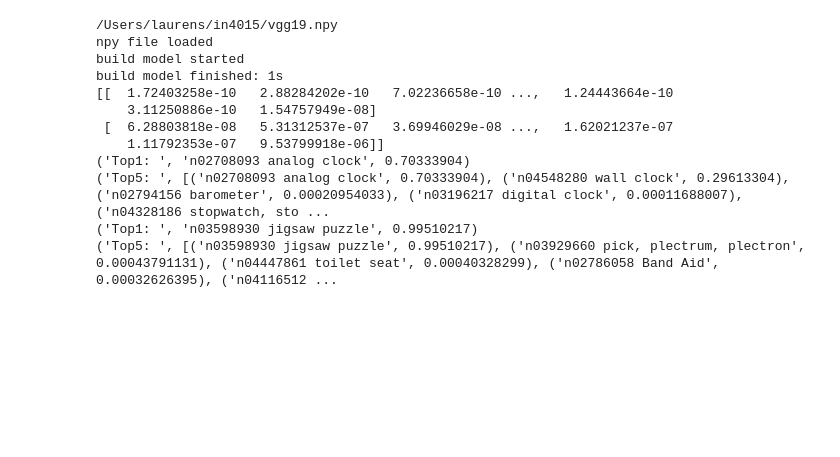
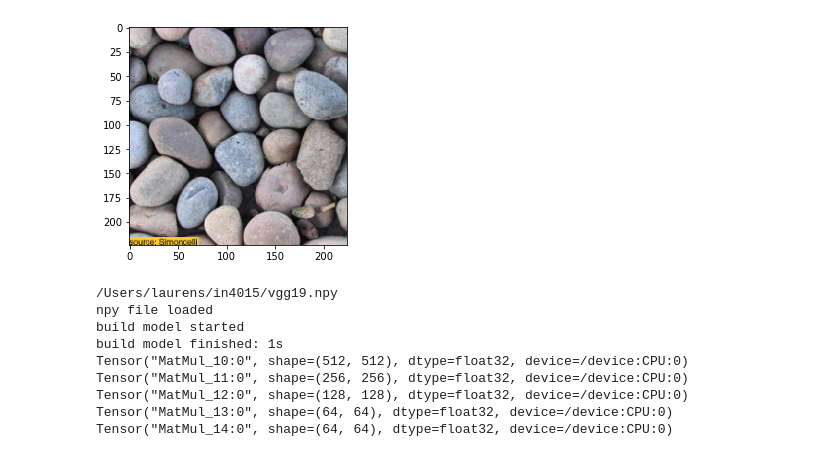
Before and after one commit to lvandam/doodle_texture_synthesis, a Jupyter notebook: laurens.ipynb, the cells around one changed output. Saved outputs shown, nothing was run; the diff lists cells and outputs as text; code cells hidden in the pictures; blank space fills up the shorter version.

Commit message:
Can read VGG layers and calculate gram matrix

```diff
--- a/laurens.ipynb
+++ b/laurens.ipynb
@@ -5,38 +6,44 @@ import vgg19
 import utils
 # %%
 images = tf.placeholder(tf.float32, [None, 224, 224, 3])
+# %%
+def gram_matrix(F, N, M):
+    Ft = tf.reshape(F, (M, N))
+    return tf.matmul(tf.transpose(Ft), Ft)
 # %%
-img1 = utils.load_image("./test_data/clock.jpg")
-img2 = utils.load_image("./test_data/puzzle.jpeg")
+img_input = utils.load_image("./test_data/pebbles.jpg")
 
-batch1 = img1.reshape((1, 224, 224, 3))
-batch2 = img2.reshape((1, 224, 224, 3))
+batch = img_input.reshape((1, 224, 224, 3))
 
-batch = np.concatenate((batch1, batch2), 0)
+plt.imshow(img_input.reshape((224,224,3)))
+plt.show()
 
 with tf.device('/cpu:0'):
     with tf.Session() as sess:
-        images = tf.placeholder("float", [2, 224, 224, 3])
+        images = tf.placeholder("float", [1, 224, 224, 3])
         feed_dict = {images: batch}
 
         vgg = vgg19.Vgg19()
         with tf.name_scope("content_vgg"):
             vgg.build(images)
 
-        prob = sess.run(vgg.prob, feed_dict=feed_dict)
-        print(prob)
-        utils.print_prob(prob[0], './synset.txt')
-        utils.print_prob(prob[1], './synset.txt')
+        layers = [vgg.pool4, vgg.pool3, vgg.pool2, vgg.pool1, vgg.conv1_1]
+        for l,layer in enumerate(layers):
+            dimensions = layer.get_shape().as_list()
+            a = gram_matrix(layer, dimensions[3], dimensions[2]*dimensions[1])
+            print(a)
+
+#         prob = sess.run(vgg.prob, feed_dict=feed_dict)
+#         print(prob)
+#         utils.print_prob(prob[0], './synset.txt')
 # %% [output]
+[figure, added]
 /Users/laurens/in4015/vgg19.npy
 npy file loaded
 build model started
 build model finished: 1s
-[[  1.72403258e-10   2.88284202e-10   7.02236658e-10 ...,   1.24443664e-10
-    3.11250886e-10   1.54757949e-08]
- [  6.28803818e-08   5.31312537e-07   3.69946029e-08 ...,   1.62021237e-07
-    1.11792353e-07   9.53799918e-06]]
-('Top1: ', 'n02708093 analog clock', 0.70333904)
-('Top5: ', [('n02708093 analog clock', 0.70333904), ('n04548280 wall clock', 0.29613304), ('n02794156 barometer', 0.00020954033), ('n03196217 digital clock', 0.00011688007), ('n04328186 stopwatch, sto ...
-('Top1: ', 'n03598930 jigsaw puzzle', 0.99510217)
-('Top5: ', [('n03598930 jigsaw puzzle', 0.99510217), ('n03929660 pick, plectrum, plectron', 0.00043791131), ('n04447861 toilet seat', 0.00040328299), ('n02786058 Band Aid', 0.00032626395), ('n04116512 ...
+Tensor("MatMul_10:0", shape=(512, 512), dtype=float32, device=/device:CPU:0)
+Tensor("MatMul_11:0", shape=(256, 256), dtype=float32, device=/device:CPU:0)
+Tensor("MatMul_12:0", shape=(128, 128), dtype=float32, device=/device:CPU:0)
+Tensor("MatMul_13:0", shape=(64, 64), dtype=float32, device=/device:CPU:0)
+Tensor("MatMul_14:0", shape=(64, 64), dtype=float32, device=/device:CPU:0)
```
Also changed, not shown: parts of 1 cell of this notebook.
